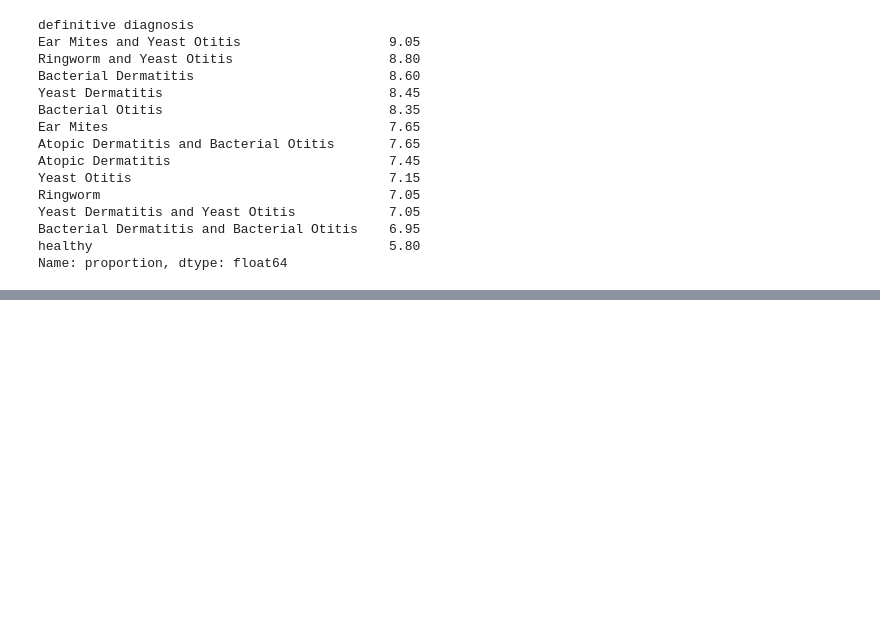
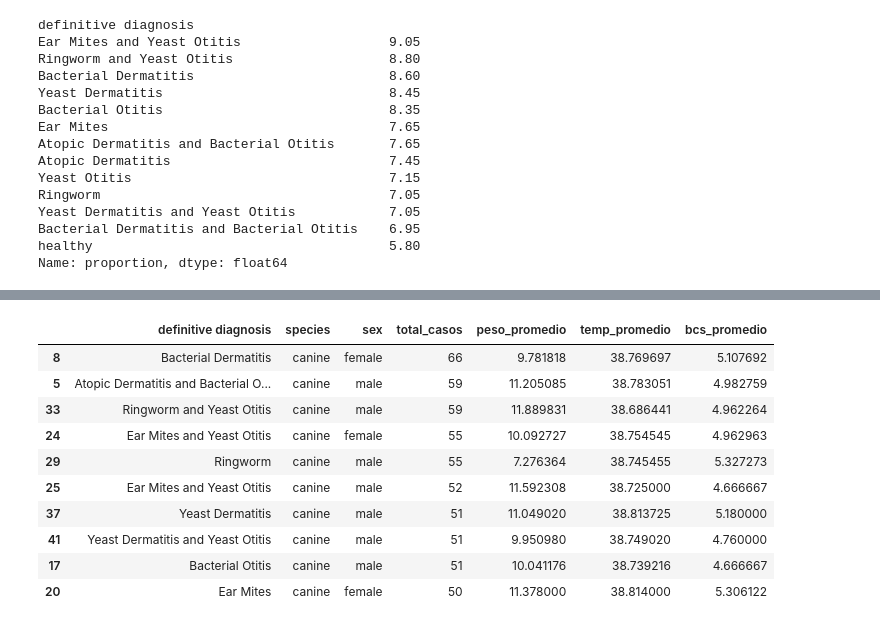
Before and after one commit to juanacebreiros2-ai/TP-PYTONH, a Jupyter notebook: pruebaDataset10.ipynb, the cells around one changed output, grey strips where cells are left out. Drawn from its saved outputs; the diff is of its cells as text; code cells hidden in the pictures; blank space fills up the shorter version.

```diff
--- a/pruebaDataset10.ipynb
+++ b/pruebaDataset10.ipynb
@@ -166,0 +169,23 @@ Name: proportion, dtype: float64
+# %%
+#agrupacion de datos cruzando las columnas "definitive diagnosis", "species" y "sex"
+resumen_cruzado = df.groupby(["definitive diagnosis", "species", "sex"]).agg(
+    total_casos=('Patient ID', 'count'),
+    peso_promedio=('weight', 'mean'),
+    temp_promedio=('temperature', 'mean'),
+    bcs_promedio=('Body condition score', 'mean')
+).reset_index()
+
+# Mostramos el resultado ordenado por los que tienen más casos
+display(resumen_cruzado.sort_values(by='total_casos', ascending=False).head(10))
+# %% [output]
+|  | definitive diagnosis | species | sex | total_casos | peso_promedio | temp_promedio | bcs_promedio |
+| 8 | Bacterial Dermatitis | canine | female | 66 | 9.781818 | 38.769697 | 5.107692 |
+| 5 | Atopic Dermatitis and Bacterial O... | canine | male | 59 | 11.205085 | 38.783051 | 4.982759 |
+| 33 | Ringworm and Yeast Otitis | canine | male | 59 | 11.889831 | 38.686441 | 4.962264 |
+| 24 | Ear Mites and Yeast Otitis | canine | female | 55 | 10.092727 | 38.754545 | 4.962963 |
+| 29 | Ringworm | canine | male | 55 | 7.276364 | 38.745455 | 5.327273 |
+| 25 | Ear Mites and Yeast Otitis | canine | male | 52 | 11.592308 | 38.725000 | 4.666667 |
+| 37 | Yeast Dermatitis | canine | male | 51 | 11.049020 | 38.813725 | 5.180000 |
+| 41 | Yeast Dermatitis and Yeast Otitis | canine | male | 51 | 9.950980 | 38.749020 | 4.760000 |
+| 17 | Bacterial Otitis | canine | male | 51 | 10.041176 | 38.739216 | 4.666667 |
+| 20 | Ear Mites | canine | female | 50 | 11.378000 | 38.814000 | 5.306122 |
```
Also changed, not shown: parts of 5 cells of this notebook.
